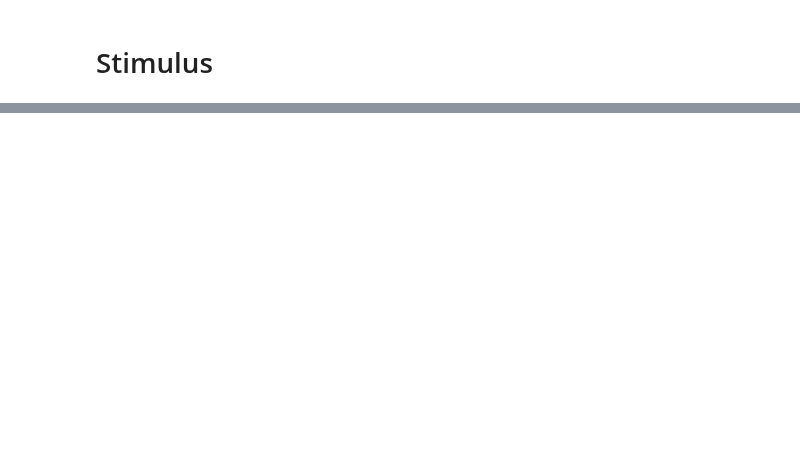
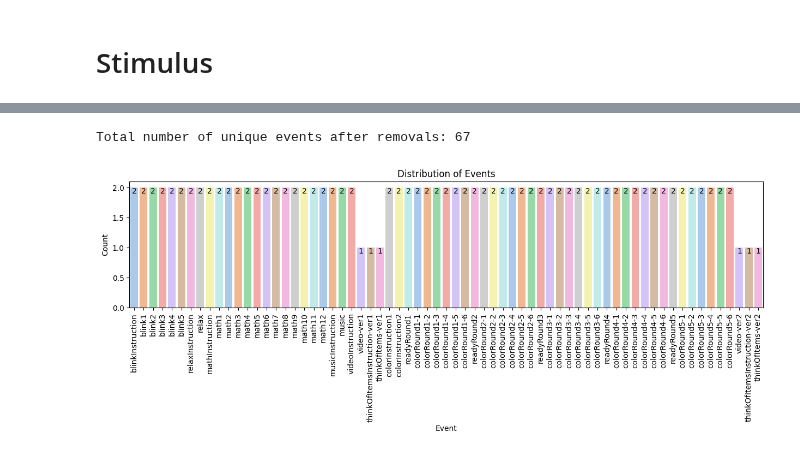
Before and after one commit to parhamkebria/EEG, a Jupyter notebook: stimulus.ipynb, the cells around one changed output, grey strips where cells are left out. Saved outputs shown, nothing was run; the diff lists cells and outputs as text; code cells hidden in the pictures; blank space fills up the shorter version.

```diff
--- a/stimulus.ipynb
+++ b/stimulus.ipynb
@@ -17,0 +27,19 @@ stim_data.head(2)
+# %%
+stim_data = stim_data[stim_data['event'] != 'unlabeled']
+stim_data = stim_data[stim_data['event'] != 'everyone paired']
+print(f"Total number of unique events after removals: {len(set(stim_data['event'].value_counts().keys()))}")
+# %% [output]
+Total number of unique events after removals: 67
+# %%
+plt.figure(figsize=(15, 3))
+sns.countplot(x='event', data=stim_data, palette='pastel', hue='event')
+for event in stim_data.event.value_counts().keys():
+    count = stim_data[stim_data.event == event].shape[0]
+    plt.text(event, count, str(count), ha='center', va='top', rotation=0)
+plt.title('Distribution of Events')
+plt.xlabel('Event')
+plt.xticks(rotation=90)
+plt.ylabel('Count')
+plt.show()
+# %% [output]
+[figure, added]
```
Also changed, not shown: parts of 3 cells of this notebook.
